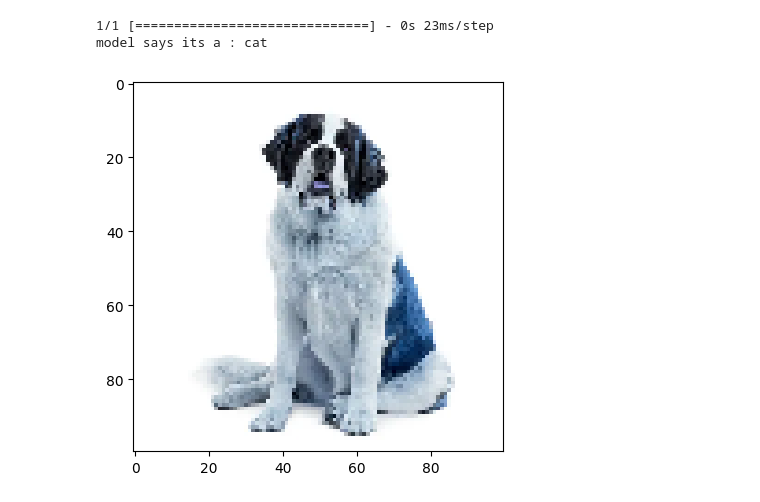
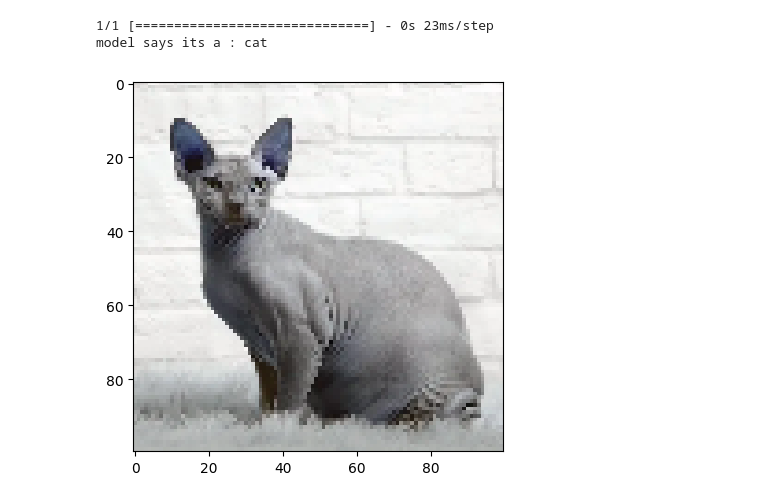
Before and after one commit to Saicharan39/Machine-Learning, a Jupyter notebook: Image_classifier_for_binary_classification_problem.ipynb, the cells around one changed output. Cells and saved outputs as stored; diff of their text form; code cells hidden in the pictures.

```diff
--- a/Image_classifier_for_binary_classification_problem.ipynb
+++ b/Image_classifier_for_binary_classification_problem.ipynb
@@ -125,24 +125,25 @@ model says its a : cat
 # %%
 import cv2
 # Load your own image
-image_path = '/bernard.jpg'  # Replace with the path to your image
+image_path = '/spninx.jpg'  # Replace with the path to your image
 img = cv2.imread(image_path)
 img = cv2.resize(img, (100, 100))  # Resize the image to match the model's input shape
 img = img / 255.0  # Normalize pixel values to be between 0 and 1
 
 # Display the image
 plt.imshow(img)
 plt.show()
 
 # Reshape the input for prediction
 y_pred = model.predict(img.reshape(1, 100, 100, 3))
-y_pred = y_pred > 0.5
+y_pred = y_pred >0.5
 
 if y_pred == 0:
     pred = 'dog'
 else:
     pred = 'cat'
 
+
 print('Model says it\'s a:', pred)
 # %% [output]
-[figure, old version]
+[figure, new version]
```
Also changed, not shown: parts of 3 cells of this notebook.
